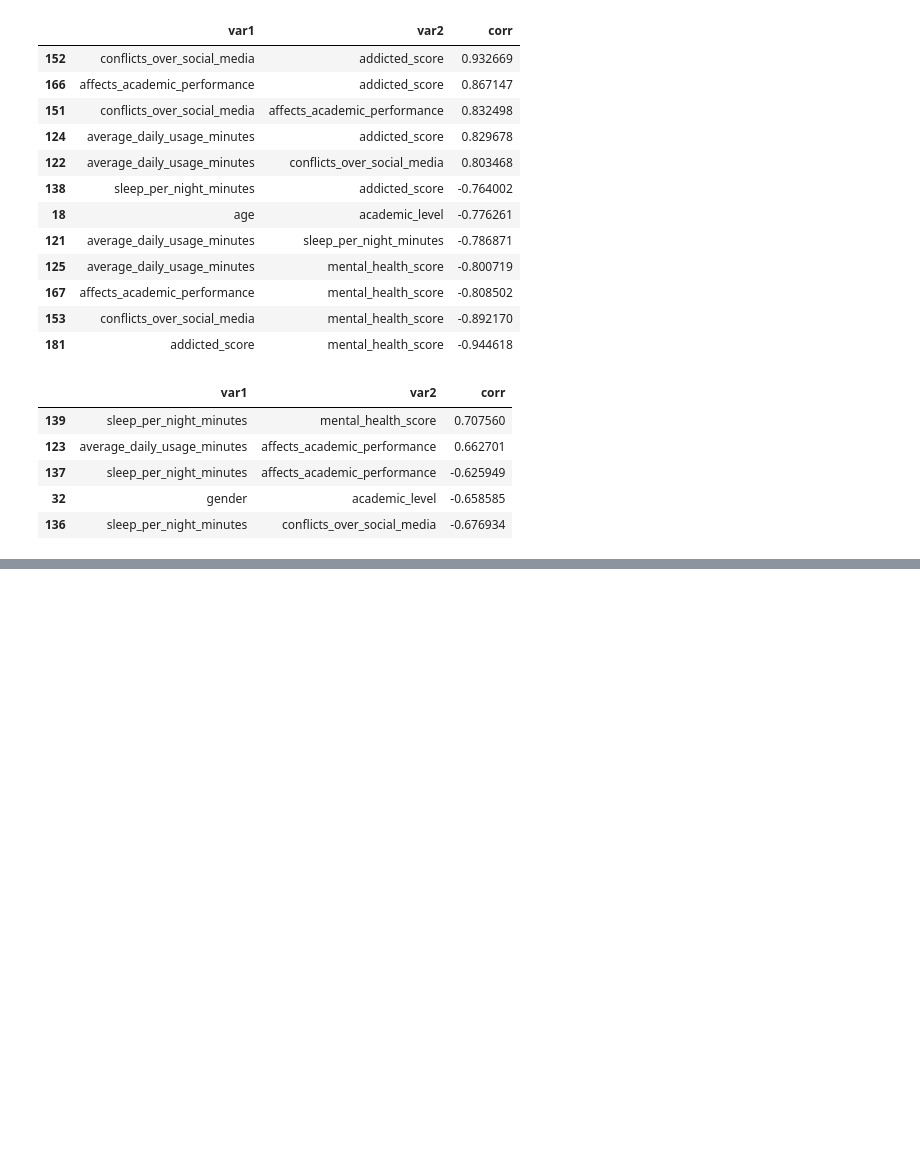
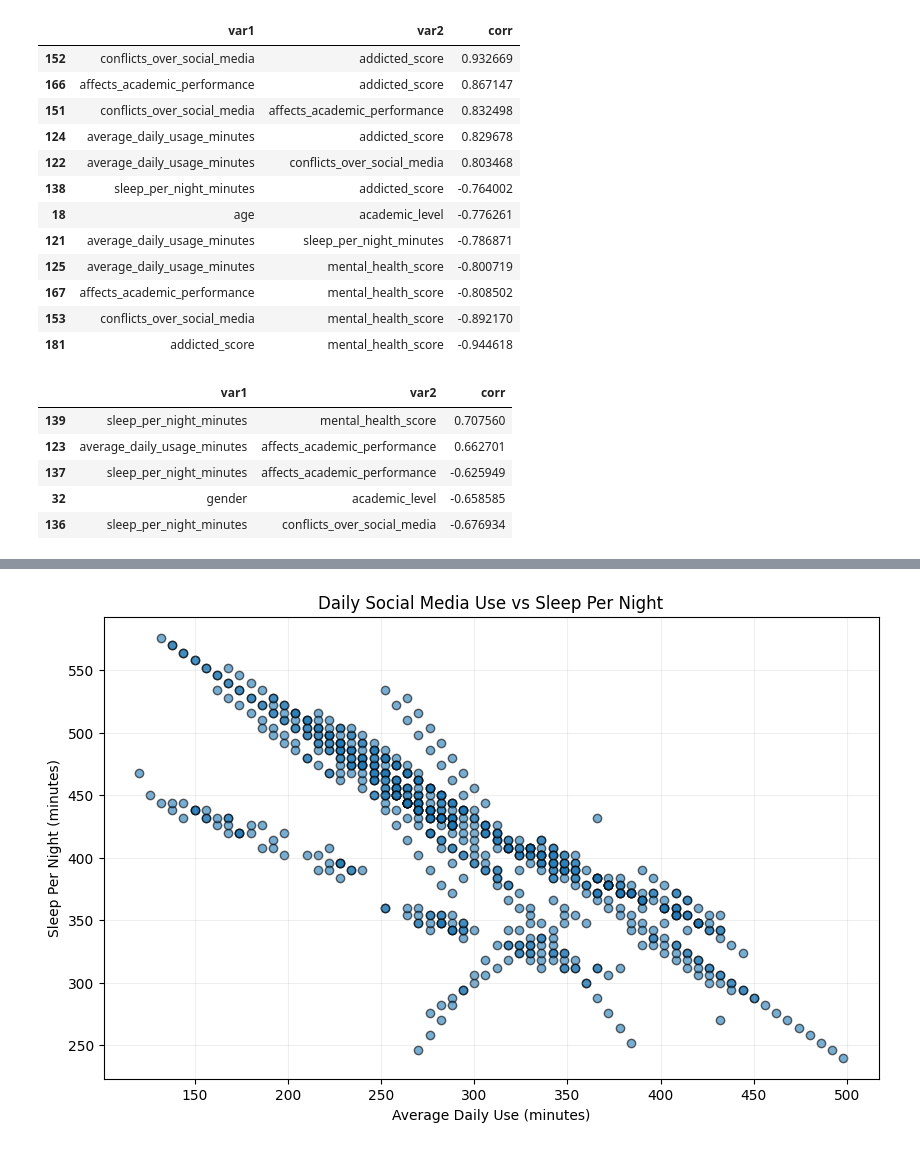
Before and after one commit to StavSteven/social_media_addiction, a Jupyter notebook: jupyter_notebooks/2_visualisations_student_social_media_addiction.ipynb, the cells around one changed output, grey strips where cells are left out. Drawn from its saved outputs; the diff is of its cells as text; code cells hidden in the pictures; blank space fills up the shorter version.

Commit message:
plot scatterplot - hypothesis 1

```diff
--- a/jupyter_notebooks/2_visualisations_student_social_media_addiction.ipynb
+++ b/jupyter_notebooks/2_visualisations_student_social_media_addiction.ipynb
@@ -121,0 +134,19 @@ moderate_corrs
+# %%
+# Plot daily social media use v amount of sleep on a scatterplot
+plt.figure(figsize=(10, 6))
+
+plt.scatter(
+    df["average_daily_usage_minutes"],
+    df["sleep_per_night_minutes"],
+    alpha=0.6,
+    edgecolor="black"
+)
+
+plt.title("Daily Social Media Use vs Sleep Per Night")
+plt.xlabel("Average Daily Use (minutes)")
+plt.ylabel("Sleep Per Night (minutes)")
+plt.grid(True, alpha=0.2)
+
+plt.show()
+# %% [output]
+[figure, added]
```
Also changed, not shown: parts of 4 cells of this notebook.
